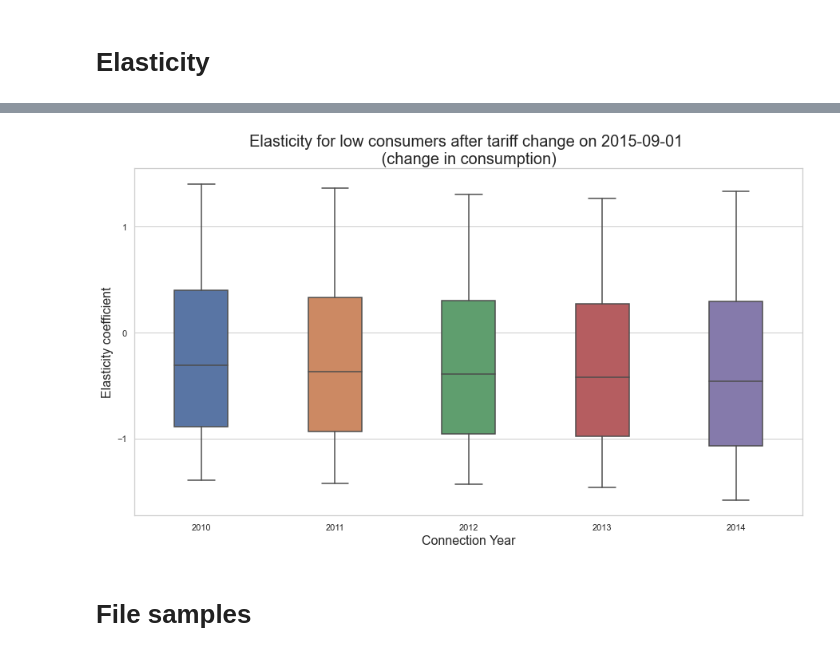
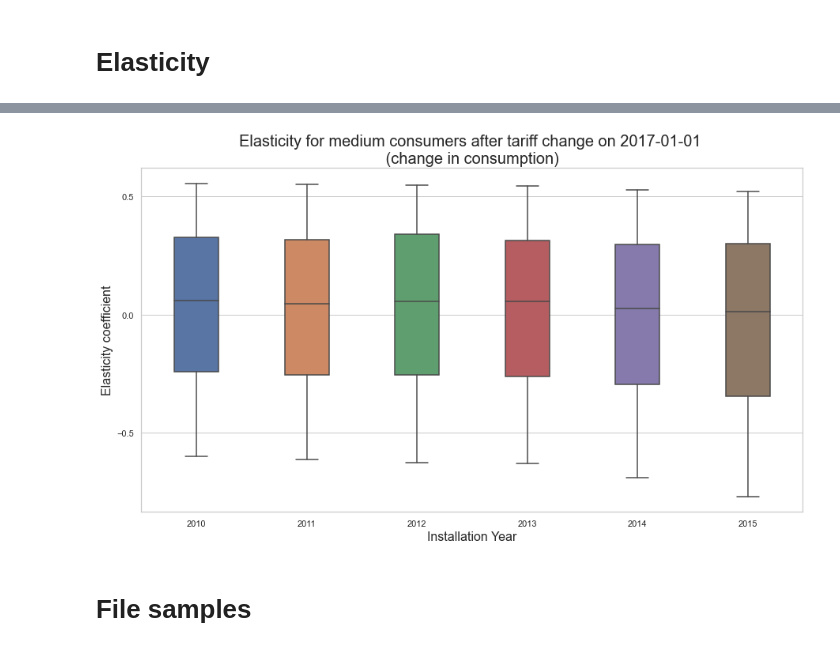
Before and after one commit to mugyenyij/reg_consumption, a Jupyter notebook: median_consumption_by_conn_year.ipynb, the cells around one changed output, grey strips where cells are left out. Cells and saved outputs as stored; diff of their text form; code cells hidden in the pictures.

```diff
--- a/median_consumption_by_conn_year.ipynb
+++ b/median_consumption_by_conn_year.ipynb
@@ -66,8 +66,7 @@ high_tarrif_df.set_index(['date'], inplace=True)
 payts_dir = '/Users/joelmugyenyi/Desktop/REG_CSV/_smoothed_data'
 payts_datafile = 'smoothed_payments_06142021.pck'
 payts_fp = os.path.join(payts_dir, payts_datafile)
-payts_df = pd.read_pickle(
-    '/Users/joelmugyenyi/Desktop/REG_CSV/_smoothed_data/smoothed_payments_06142021.pck')
+payts_df = pd.read_pickle(payts_fp)
 payts_df['trans_period'] = pd.to_datetime(payts_df[['year', 'month']].assign(day=lambda x: x['month'].apply(
     lambda y: 31 if y in [1, 3, 5, 7, 8, 10, 12] else (30 if y in [4, 6, 9, 11] else (28 if y == 2 else np.nan)))))
 
@@ -1039,20 +1185,20 @@ plt.axvspan(datetime.date(2015, 8, 1),datetime.date(2020, 4, 1), alpha=0.03, col
 #  Elasticity
 # %%
 %%time
-tariff_1 = 134
-tariff_2 = 182
+tariff_1 = 182
+tariff_2 = 89
 tariff_date_1 = datetime.date(2015, 9, 1) # 1st tariff change
 tariff_date_2 = datetime.date(2017, 1, 1) # 2nd tariff change
 
 
-tariff_date = tariff_date_1
+tariff_date = tariff_date_2
 period = 1
 time_period = datetime.timedelta(days=(period*365))
-combined_df = combined_low_df
+combined_df = combined_medium_df
 
 before_tariff = (tariff_date - time_period).strftime('%Y-%m-%d')
 after_tariff  = (tariff_date + time_period).strftime('%Y-%m-%d')
-tariff_year = 2015
+# tariff_year = '2015'
 tariff_date = tariff_date.strftime('%Y-%m-%d')
 
 before_tariff_df = combined_df[(combined_df.trans_period>before_tariff)
@@ -1069,6 +1215,7 @@ after_tariff_df = after_tariff_df.groupby(['meter_serial_number_consumer_id','in
                                                                     {'kWhs':'avg_kWhs_after',
                                                                      'amounts':'avg_amounts_after',
                                                                     })
+
 df_elasticity = pd.merge(after_tariff_df, before_tariff_df,
                   on=['meter_serial_number_consumer_id','installation_year'],
                   how='inner')
@@ -1079,5 +1226,5 @@ df_elasticity['kWhs_elasticity']= (((df_elasticity['avg_kWhs_after'] - df_elasti
                            )/df_elasticity['avg_kWhs_before'])/(df_elasticity['tariff_diff']/tariff_1))
 df_elasticity['amount_elasticity']= (((df_elasticity['avg_amounts_after'] - df_elasticity['avg_amounts_before']
                            )/df_elasticity['avg_amounts_before'])/(df_elasticity['tariff_diff']/tariff_1))
-df_elasticity = df_elasticity[~(df_elasticity.installation_year==tariff_year)]
+# df_elasticity = df_elasticity[~(df_elasticity.installation_year==tariff_year)]
 # %% [output]
@@ -1086,18 +1233,18 @@ Wall time: 1.54 s
 # %%
 import matplotlib.ticker as ticker
-var1 = 'low'
+var1 = 'medium'
 var2 = 'consumption'
 city = 'All districts'
 
 sns.set(style = 'whitegrid',rc={'figure.figsize':(15,8)})
 ax = sns.boxplot(data=df_elasticity, y = 'kWhs_elasticity', x='installation_year',
                  showfliers=False, whis=(10,90), width=0.4)
-ax.yaxis.set_major_locator(ticker.MultipleLocator(1))
-ax.set_xlabel('Connection Year', fontsize=16)
+ax.yaxis.set_major_locator(ticker.MultipleLocator(0.5))
+ax.set_xlabel('Installation Year', fontsize=16)
 ax.set_ylabel('Elasticity coefficient', fontsize=16)
 ax.set_title(f'Elasticity for {var1} consumers after tariff change on {tariff_date} \n (change in {var2}) ', fontsize=20);
 # %% [output]
-[figure, old version]
+[figure, new version]
 # %% [markdown]
 # File samples
 # %% [markdown]
```
Also changed, not shown: parts of 35 cells of this notebook, 1 other file.
